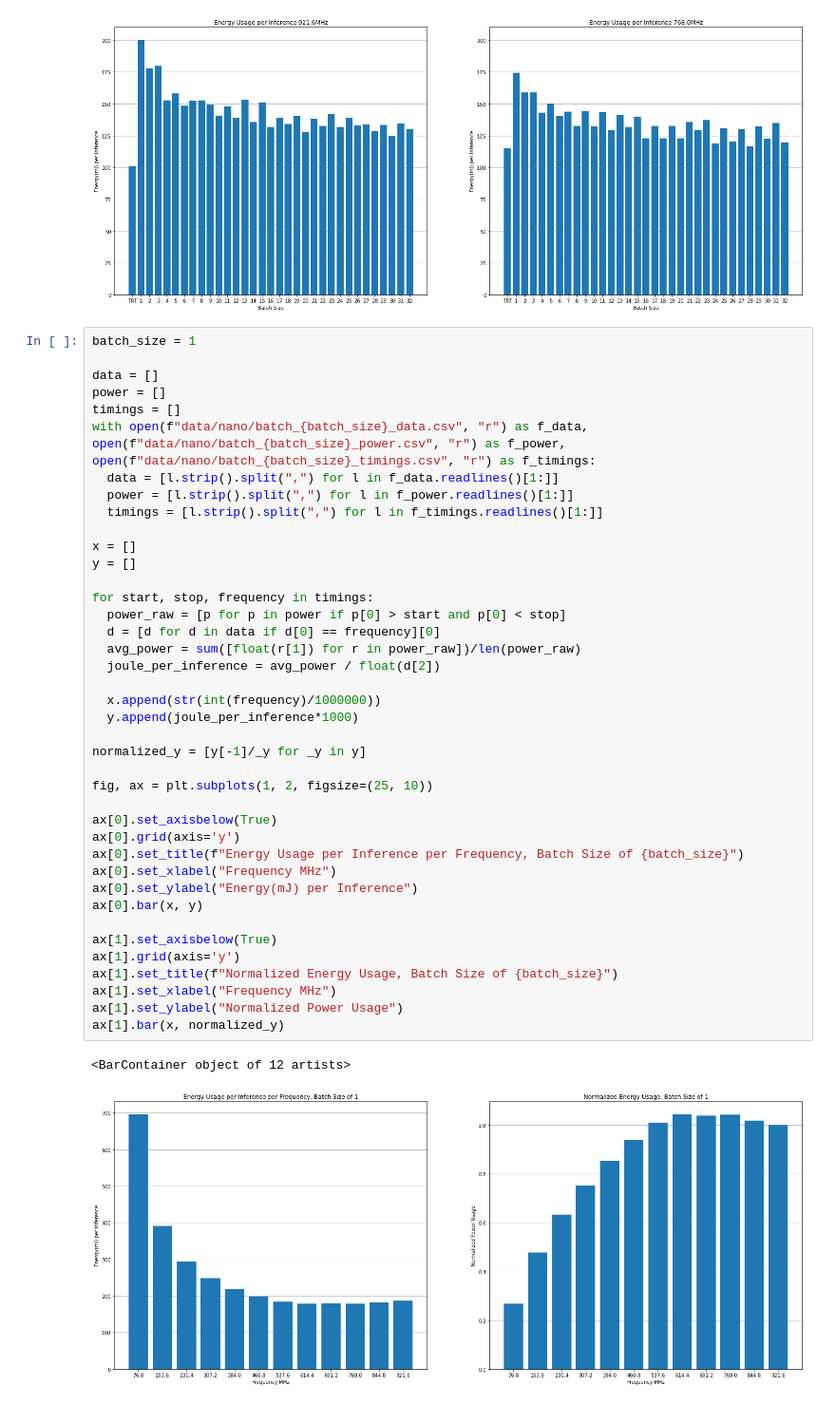
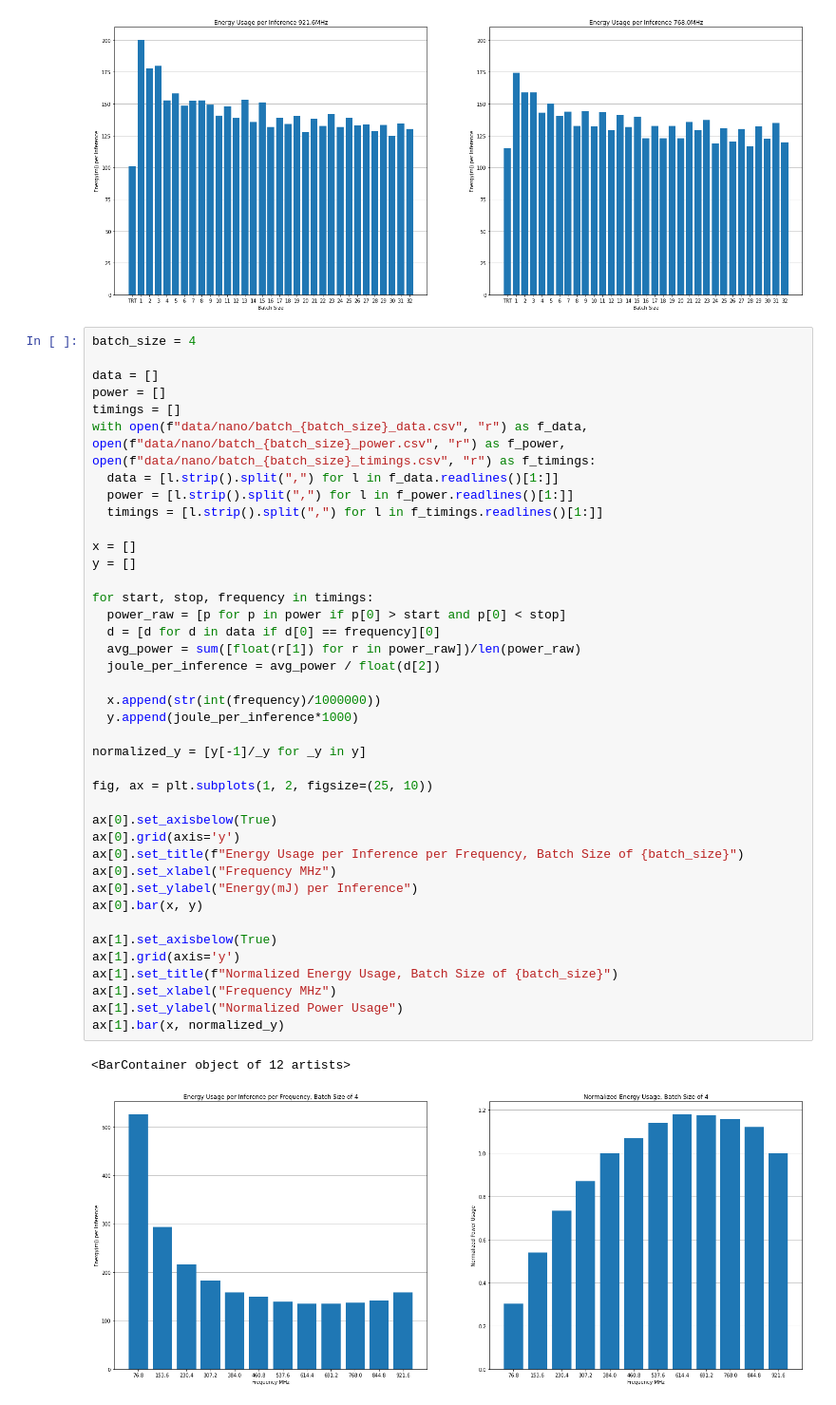
Before and after one commit to emwjacobson/JetsonEfficiencyTesting, a Jupyter notebook: triton/Nano MobileNet.ipynb, the cells around one changed output. Shown: that part at 95% size. Cells and saved outputs as stored; diff of their text form.

Commit message:
Formatted data for batch 2-32

```diff
--- a/triton/Nano MobileNet.ipynb
+++ b/triton/Nano MobileNet.ipynb
@@ -126,7 +126,7 @@ ax[1].bar(eff_x, eff_y)
 <BarContainer object of 33 artists>
 [figure]
 # %%
-batch_size = 1
+batch_size = 4
 
 data = []
 power = []
@@ -140,31 +140,31 @@ x = []
 y = []
 
 for start, stop, frequency in timings:
   power_raw = [p for p in power if p[0] > start and p[0] < stop]
   d = [d for d in data if d[0] == frequency][0]
   avg_power = sum([float(r[1]) for r in power_raw])/len(power_raw)
   joule_per_inference = avg_power / float(d[2])
 
   x.append(str(int(frequency)/1000000))
   y.append(joule_per_inference*1000)
 
 normalized_y = [y[-1]/_y for _y in y]
 
 fig, ax = plt.subplots(1, 2, figsize=(25, 10))
 
 ax[0].set_axisbelow(True)
 ax[0].grid(axis='y')
 ax[0].set_title(f"Energy Usage per Inference per Frequency, Batch Size of {batch_size}")
 ax[0].set_xlabel("Frequency MHz")
 ax[0].set_ylabel("Energy(mJ) per Inference")
 ax[0].bar(x, y)
 
 ax[1].set_axisbelow(True)
 ax[1].grid(axis='y')
 ax[1].set_title(f"Normalized Energy Usage, Batch Size of {batch_size}")
 ax[1].set_xlabel("Frequency MHz")
 ax[1].set_ylabel("Normalized Power Usage")
 ax[1].bar(x, normalized_y)
 # %% [output]
 <BarContainer object of 12 artists>
-[figure, old version]
+[figure, new version]
```
Also changed, not shown: 15 other files.
